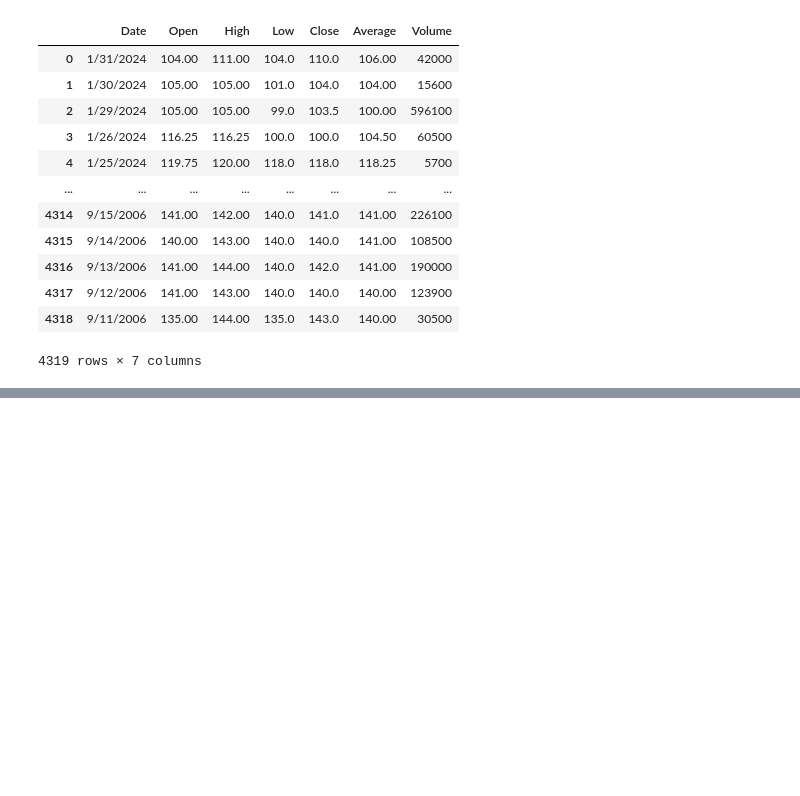
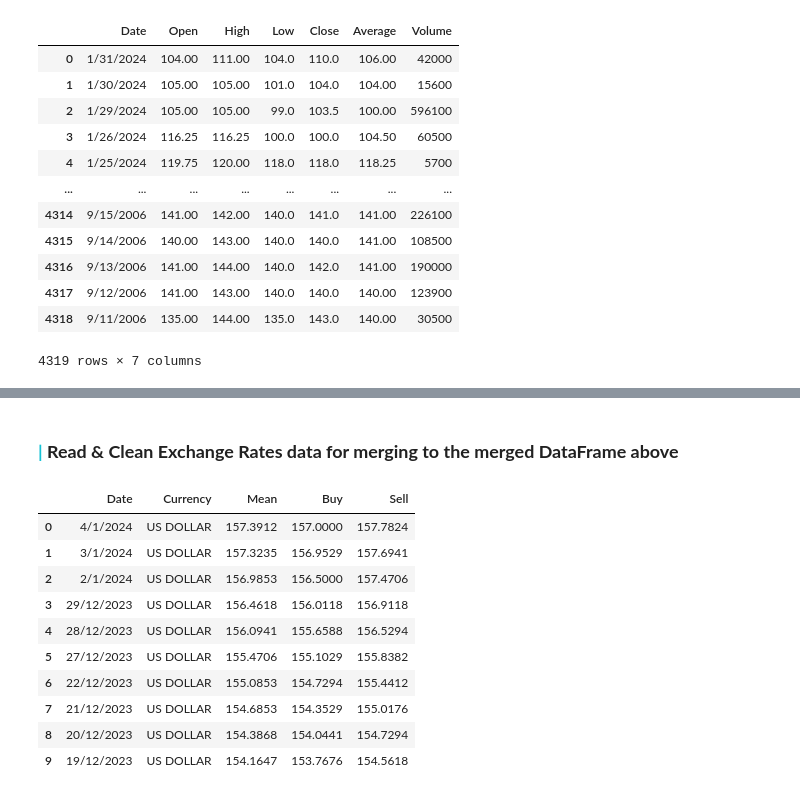
Before and after one commit to derak-isaack/dsc-capstone-project_finale, a Jupyter notebook: main.ipynb, the cells around one changed output, grey strips where cells are left out. Saved outputs shown, nothing was run; the diff lists cells and outputs as text; code cells hidden in the pictures; blank space fills up the shorter version.

```diff
--- a/main.ipynb
+++ b/main.ipynb
@@ -88,0 +168,17 @@ data_eda['Volume'] = data_eda['Volume'].astype(int)
+# %% [markdown]
+### <b><span style='color:#16C2D5'>|</span> Read & Clean Exchange Rates data for merging to the merged DataFrame above </b>
+# %%
+df_exchange = pd.read_csv('Data\Exchange-rates-CBK.csv')
+df_exchange.head(10)
+# %% [output]
+|  | Date | Currency | Mean | Buy | Sell |
+| 0 | 4/1/2024 | US DOLLAR | 157.3912 | 157.0000 | 157.7824 |
+| 1 | 3/1/2024 | US DOLLAR | 157.3235 | 156.9529 | 157.6941 |
+| 2 | 2/1/2024 | US DOLLAR | 156.9853 | 156.5000 | 157.4706 |
+| 3 | 29/12/2023 | US DOLLAR | 156.4618 | 156.0118 | 156.9118 |
+| 4 | 28/12/2023 | US DOLLAR | 156.0941 | 155.6588 | 156.5294 |
+| 5 | 27/12/2023 | US DOLLAR | 155.4706 | 155.1029 | 155.8382 |
+| 6 | 22/12/2023 | US DOLLAR | 155.0853 | 154.7294 | 155.4412 |
+| 7 | 21/12/2023 | US DOLLAR | 154.6853 | 154.3529 | 155.0176 |
+| 8 | 20/12/2023 | US DOLLAR | 154.3868 | 154.0441 | 154.7294 |
+| 9 | 19/12/2023 | US DOLLAR | 154.1647 | 153.7676 | 154.5618 |
```
Also changed, not shown: parts of 21 cells of this notebook, 4 other files.
